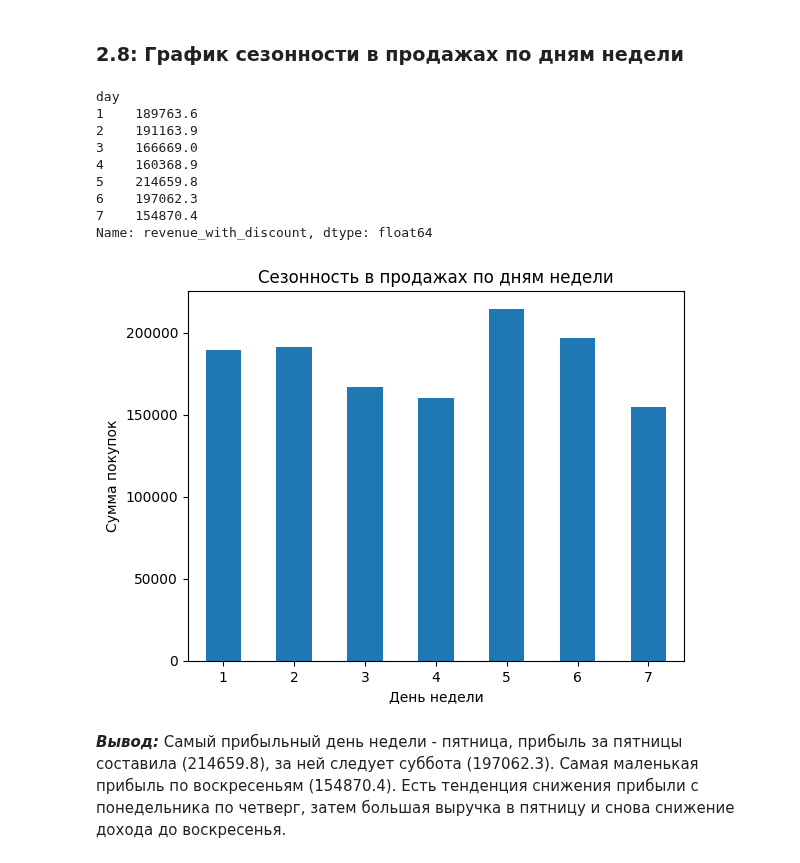
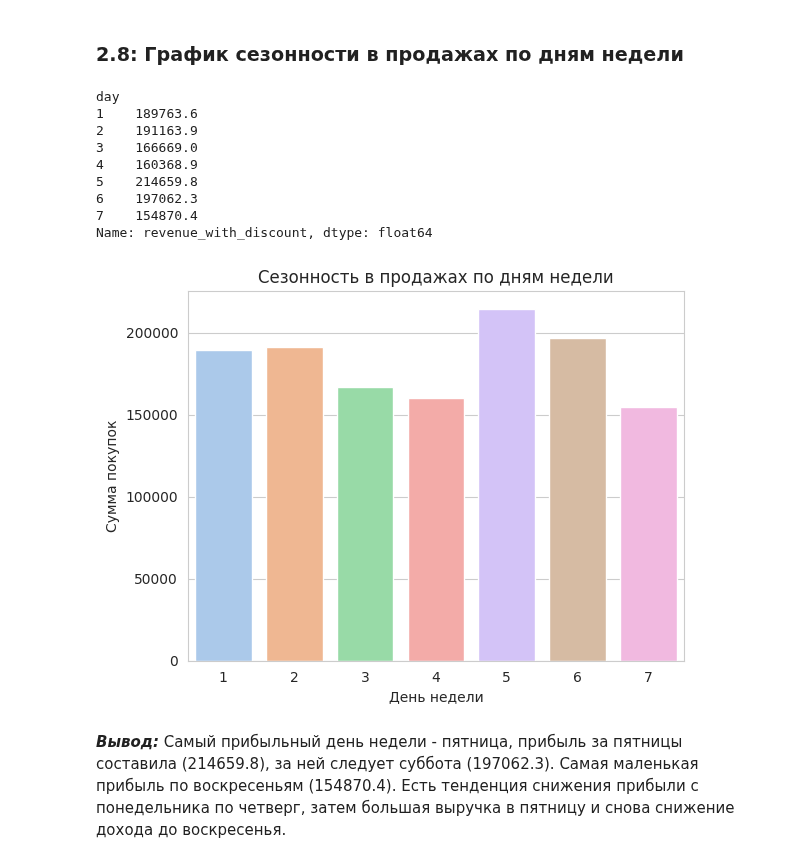
Before and after one commit to zhukovrost/lyceumFinalProject, a Jupyter notebook: project.ipynb, the cells around one changed output. Cells and saved outputs as stored; diff of their text form; code cells hidden in the pictures.

```diff
--- a/project.ipynb
+++ b/project.ipynb
@@ -61,6 +61,7 @@ import scipy.stats as st
 warnings.filterwarnings('ignore')
 TEST_SIZE = 0.15
 RANDOM_STATE = 42
+PALETTE = "pastel"
 # %% [markdown]
 ## 0.3: Загрузка данных
 # %%
@@ -512,23 +493,19 @@ Name: revenue_with_discount, dtype: float64
 # %%
 day_rev = df.groupby('day')['revenue_with_discount'].sum()
 print(day_rev)
-day_rev.plot(kind='bar')
-plt.title('Сезонность в продажах по дням недели')
-plt.xlabel('День недели')
-plt.xticks(rotation=0)
-plt.ylabel('Сумма покупок')
-plt.show()
+
+print_bar_plot(day_rev, 'Сезонность в продажах по дням недели', 'День недели', 'Сумма покупок')
 # %% [output]
 day
 1    189763.6
 2    191163.9
 3    166669.0
 4    160368.9
 5    214659.8
 6    197062.3
 7    154870.4
 Name: revenue_with_discount, dtype: float64
-[figure, old version]
+[figure, new version]
 # %% [markdown]
 ***Вывод:*** Самый прибыльный день недели - пятница, прибыль за пятницы составила (214659.8), за ней следует суббота (197062.3). Самая маленькая прибыль по воскресеньям (154870.4). Есть тенденция снижения прибыли с понедельника по четверг, затем большая выручка в пятницу и снова снижение дохода до воскресенья.
 # %% [markdown]
```
Also changed, not shown: parts of 32 cells of this notebook.
